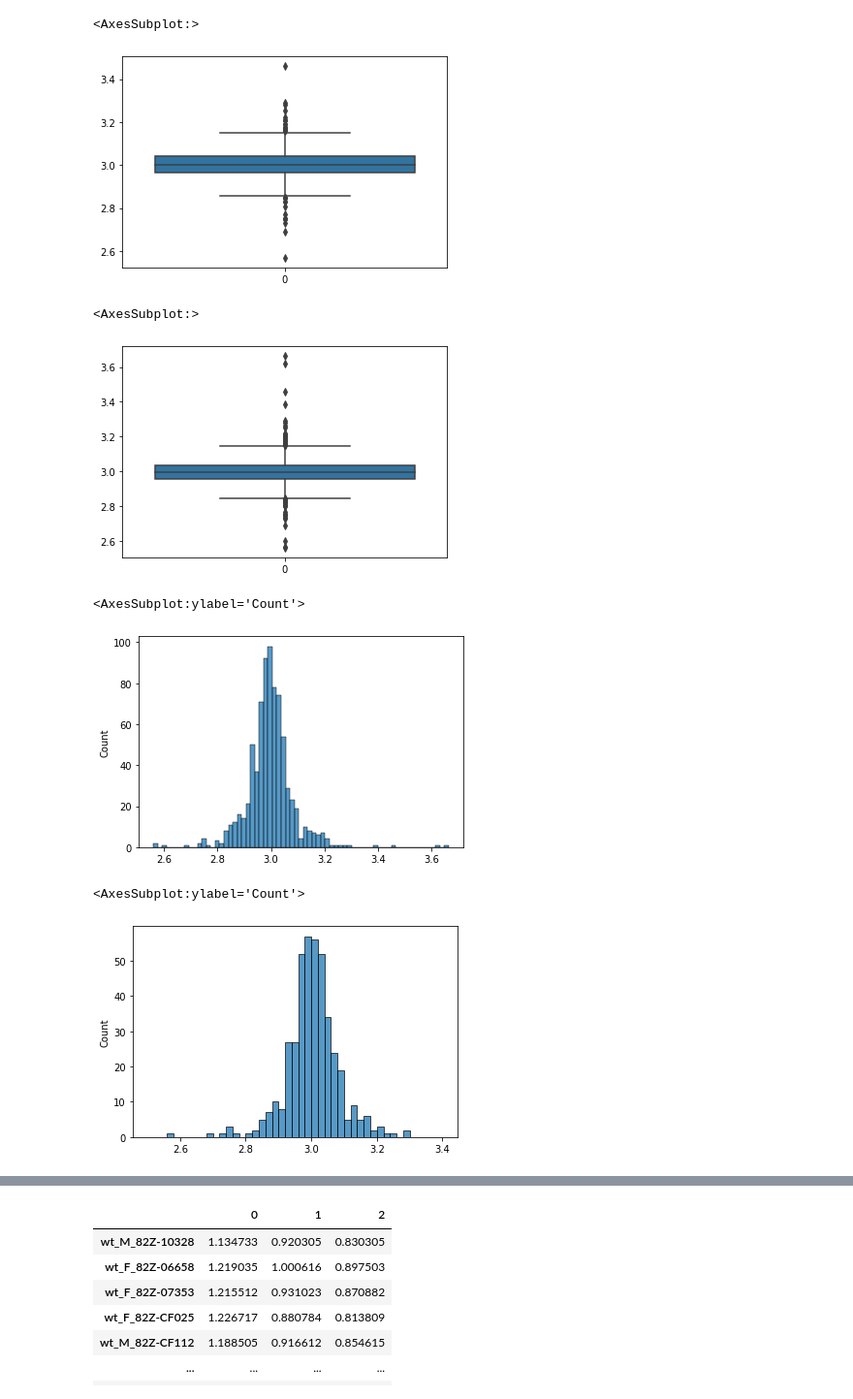
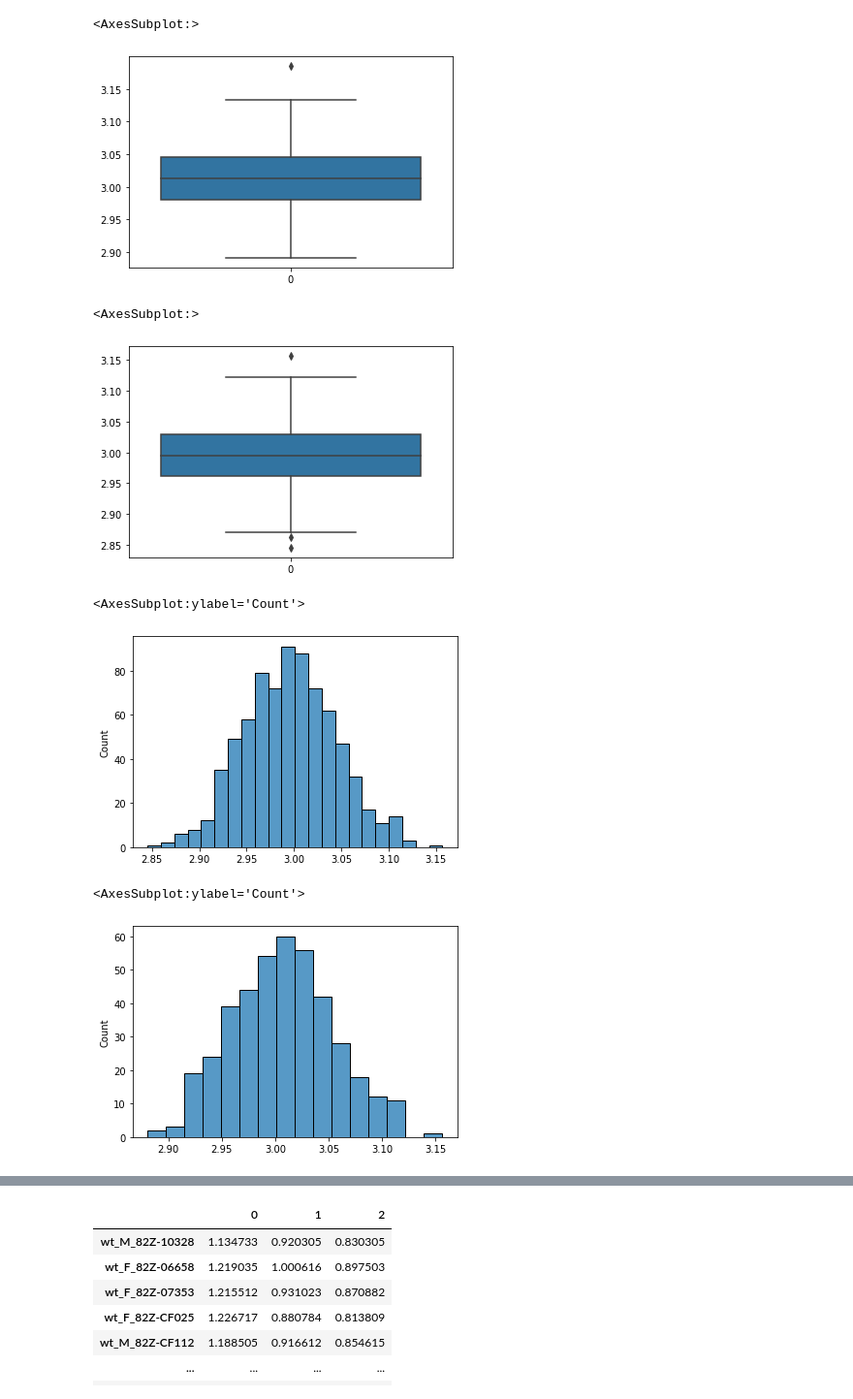
Before and after one commit to vendanov/SkullShape_clone, a Jupyter notebook: notebooks/scalling_volumetric_analysis.ipynb, the cells around one changed output, grey strips where cells are left out. Shown at 97% size. Saved outputs shown, nothing was run; the diff lists cells and outputs as text; code cells hidden in the pictures.

```diff
--- a/notebooks/scalling_volumetric_analysis.ipynb
+++ b/notebooks/scalling_volumetric_analysis.ipynb
@@ -10,11 +10,22 @@ workdir = Path("/home/varhai/PRIMUS/data/83_BIOINFORMATICS/Igor/mouse_skull_work
 scallings = []
 index = []
 for fold in tqdm(list(workdir.iterdir())):
-    scaller_mat = np.loadtxt(fold/"scalling_head.mat")
-    scallings.append( [scaller_mat[0,0],scaller_mat[1,1],scaller_mat[2,2]]  )
+    scaller_mat = np.loadtxt(fold/"result_affine.mat")
+    # Perform SVD decomposition
+    U, s, V = np.linalg.svd(scaller_mat)
+
+    scallings.append( s )
     index.append(fold.name)
 # %%
 df_scal = pd.DataFrame(scallings,index=index)
+### remove outliers
+threshold = 1.5
+z_scores = df_scal.apply(zscore)
+#z_scores = pd.DataFrame(df_scal.sum(axis=1)).apply(zscore)
+abs_z_scores = np.abs(z_scores)
+filtered_entries = (abs_z_scores > threshold).any(axis=1)
+outliers = df_scal[filtered_entries]
+df_scal = df_scal[~filtered_entries]
 df_scal.hist(figsize=(14,14))
 # %% [output]
 array([[<AxesSubplot:title={'center':'0'}>,
@@ -24,14 +35,13 @@ array([[<AxesSubplot:title={'center':'0'}>,
 # %%
 males = []
 females = []
-for fold in tqdm(list(workdir.iterdir())):
+for fold in tqdm(df_scal.index):
+    s = df_scal.loc[fold].values
+    if "F" == fold.split("_")[1]:
 
-    scaller_mat = np.loadtxt(fold/"scalling_head.mat")
-    if "F" == fold.name.split("_")[1]:
-
-        males.append( [scaller_mat[0,0],scaller_mat[1,1],scaller_mat[2,2]]  )
-    elif "M" == fold.name.split("_")[1]:
-        females.append( [scaller_mat[0,0],scaller_mat[1,1],scaller_mat[2,2]]  )
+        males.append( s  )
+    elif "M" == fold.split("_")[1]:
+        females.append( s  )
     else:
         print("ERRROR " + fold.name)
 
@@ -206,22 +183,24 @@ sns.boxplot( data= pd_males.sum(axis=1))
 sns.boxplot( data= pd_females.sum(axis=1))
 # %% [output]
 <AxesSubplot:>
-[figure, old version]
+[figure, new version]
 # %%
 sns.boxplot( data= df_scal.sum(axis=1))
 # %% [output]
 <AxesSubplot:>
-[figure, old version]
+[figure, new version]
 # %%
 sns.histplot(df_scal.sum(axis=1))
 # %% [output]
 <AxesSubplot:ylabel='Count'>
-[figure, old version]
+[figure, new version]
 # %%
-sns.histplot(pd_females.sum(axis=1),binrange=(2.5,3.4))
+sns.histplot(pd_females.sum(axis=1)
+             #,binrange=(2.5,3.4)
+            )
 # %% [output]
 <AxesSubplot:ylabel='Count'>
-[figure, old version]
+[figure, new version]
 # %%
 sns.histplot(pd_males.sum(axis=1))
 # %% [output]
```
Also changed, not shown: parts of 27 cells of this notebook, 3 other files.
